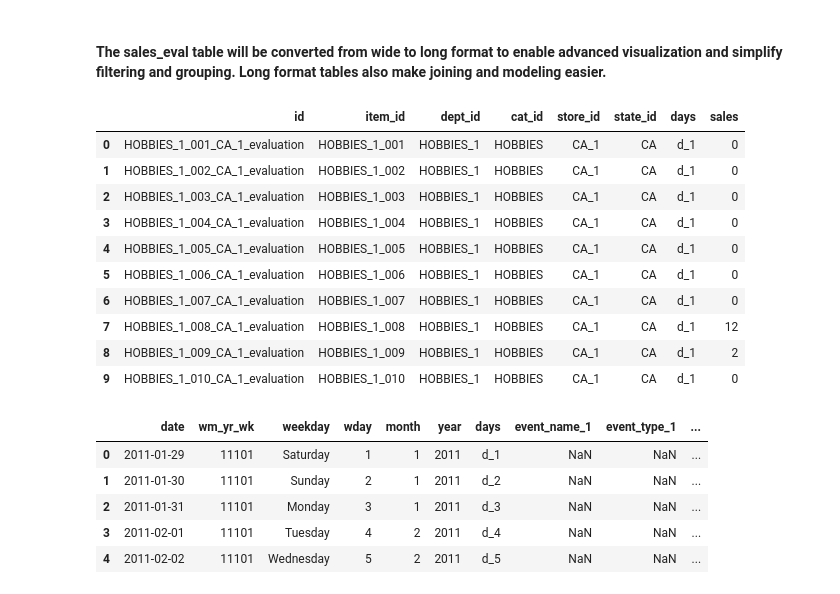
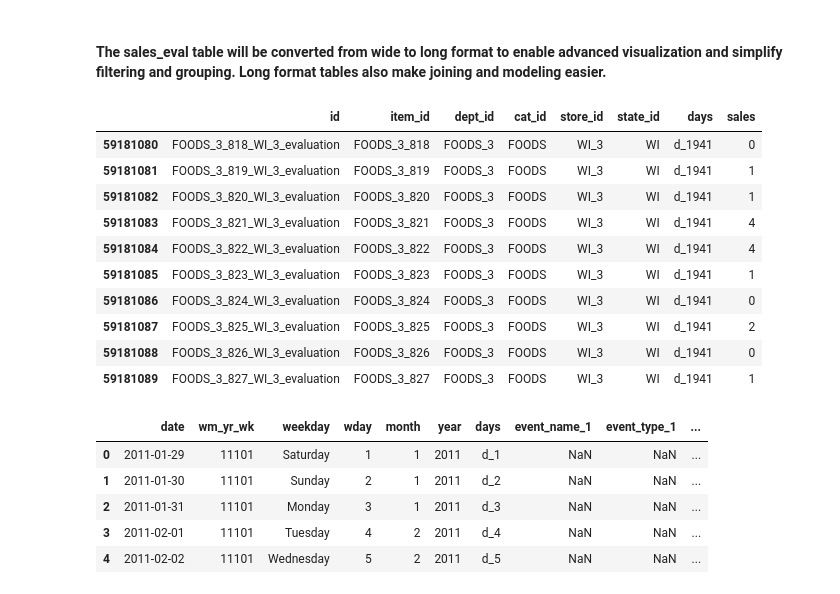
Before and after one commit to mhettick-sd/ADS501-FinalProject_MH_KP, a Jupyter notebook: notebooks/EDA.ipynb, the cells around one changed output. Drawn from its saved outputs; the diff is of its cells as text; code cells hidden in the pictures.

```diff
--- a/notebooks/EDA.ipynb
+++ b/notebooks/EDA.ipynb
@@ -86,19 +107,19 @@ sales_melted = pd.melt(sales_eval,
                        value_name = 'sales' # sales per day
                       )
 # %%
-sales_melted.head(10)
+sales_melted.tail(10)
 # %% [output]
 |  | id | item_id | dept_id | cat_id | store_id | state_id | days | sales |
-| 0 | HOBBIES_1_001_CA_1_evaluation | HOBBIES_1_001 | HOBBIES_1 | HOBBIES | CA_1 | CA | d_1 | 0 |
-| 1 | HOBBIES_1_002_CA_1_evaluation | HOBBIES_1_002 | HOBBIES_1 | HOBBIES | CA_1 | CA | d_1 | 0 |
-| 2 | HOBBIES_1_003_CA_1_evaluation | HOBBIES_1_003 | HOBBIES_1 | HOBBIES | CA_1 | CA | d_1 | 0 |
-| 3 | HOBBIES_1_004_CA_1_evaluation | HOBBIES_1_004 | HOBBIES_1 | HOBBIES | CA_1 | CA | d_1 | 0 |
-| 4 | HOBBIES_1_005_CA_1_evaluation | HOBBIES_1_005 | HOBBIES_1 | HOBBIES | CA_1 | CA | d_1 | 0 |
-| 5 | HOBBIES_1_006_CA_1_evaluation | HOBBIES_1_006 | HOBBIES_1 | HOBBIES | CA_1 | CA | d_1 | 0 |
-| 6 | HOBBIES_1_007_CA_1_evaluation | HOBBIES_1_007 | HOBBIES_1 | HOBBIES | CA_1 | CA | d_1 | 0 |
-| 7 | HOBBIES_1_008_CA_1_evaluation | HOBBIES_1_008 | HOBBIES_1 | HOBBIES | CA_1 | CA | d_1 | 12 |
-| 8 | HOBBIES_1_009_CA_1_evaluation | HOBBIES_1_009 | HOBBIES_1 | HOBBIES | CA_1 | CA | d_1 | 2 |
-| 9 | HOBBIES_1_010_CA_1_evaluation | HOBBIES_1_010 | HOBBIES_1 | HOBBIES | CA_1 | CA | d_1 | 0 |
+| 59181080 | FOODS_3_818_WI_3_evaluation | FOODS_3_818 | FOODS_3 | FOODS | WI_3 | WI | d_1941 | 0 |
+| 59181081 | FOODS_3_819_WI_3_evaluation | FOODS_3_819 | FOODS_3 | FOODS | WI_3 | WI | d_1941 | 1 |
+| 59181082 | FOODS_3_820_WI_3_evaluation | FOODS_3_820 | FOODS_3 | FOODS | WI_3 | WI | d_1941 | 1 |
+| 59181083 | FOODS_3_821_WI_3_evaluation | FOODS_3_821 | FOODS_3 | FOODS | WI_3 | WI | d_1941 | 4 |
+| 59181084 | FOODS_3_822_WI_3_evaluation | FOODS_3_822 | FOODS_3 | FOODS | WI_3 | WI | d_1941 | 4 |
+| 59181085 | FOODS_3_823_WI_3_evaluation | FOODS_3_823 | FOODS_3 | FOODS | WI_3 | WI | d_1941 | 1 |
+| 59181086 | FOODS_3_824_WI_3_evaluation | FOODS_3_824 | FOODS_3 | FOODS | WI_3 | WI | d_1941 | 0 |
+| 59181087 | FOODS_3_825_WI_3_evaluation | FOODS_3_825 | FOODS_3 | FOODS | WI_3 | WI | d_1941 | 2 |
+| 59181088 | FOODS_3_826_WI_3_evaluation | FOODS_3_826 | FOODS_3 | FOODS | WI_3 | WI | d_1941 | 0 |
+| 59181089 | FOODS_3_827_WI_3_evaluation | FOODS_3_827 | FOODS_3 | FOODS | WI_3 | WI | d_1941 | 1 |
 # %%
 # renaming calendar column d to days to merge tables
 calendar.rename(columns={'d':'days'}, inplace = True)
```
Also changed, not shown: parts of 29 cells of this notebook.
